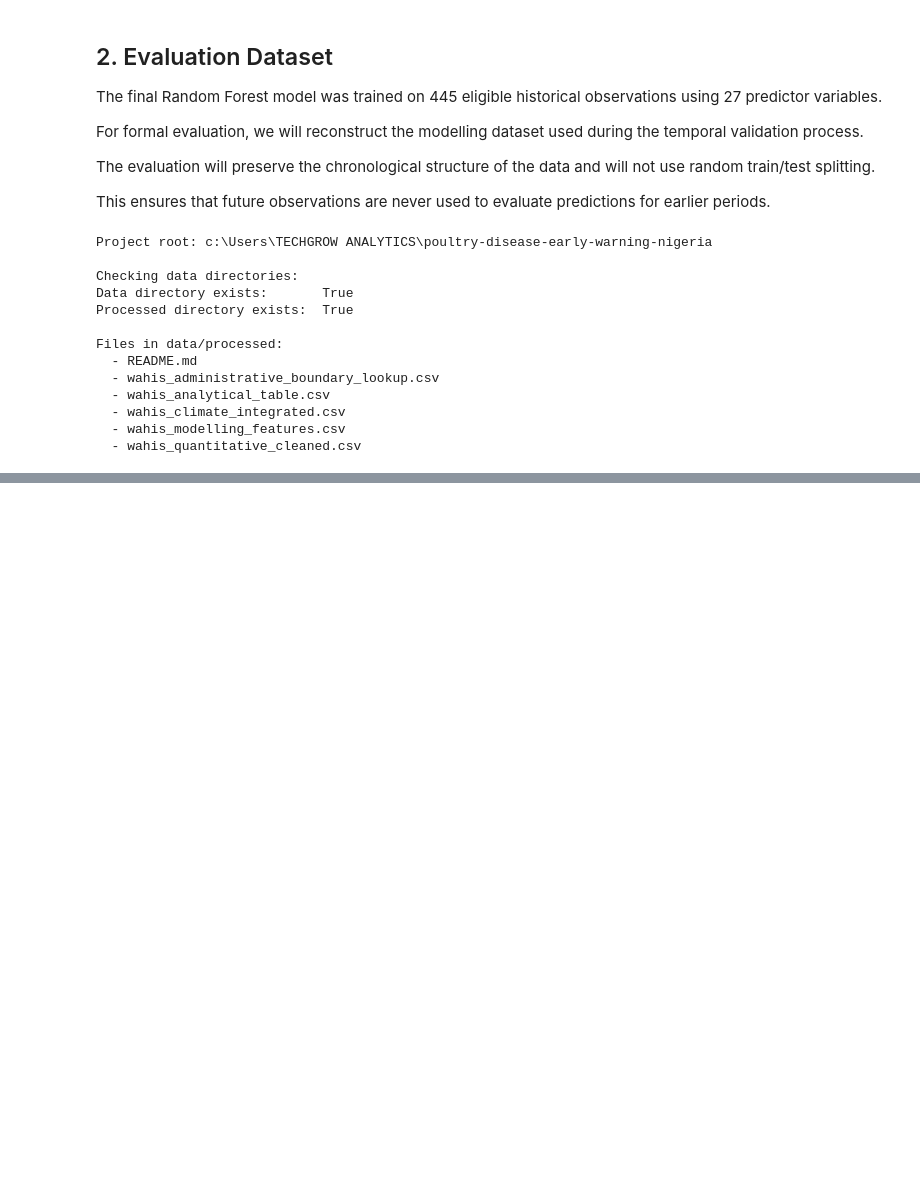
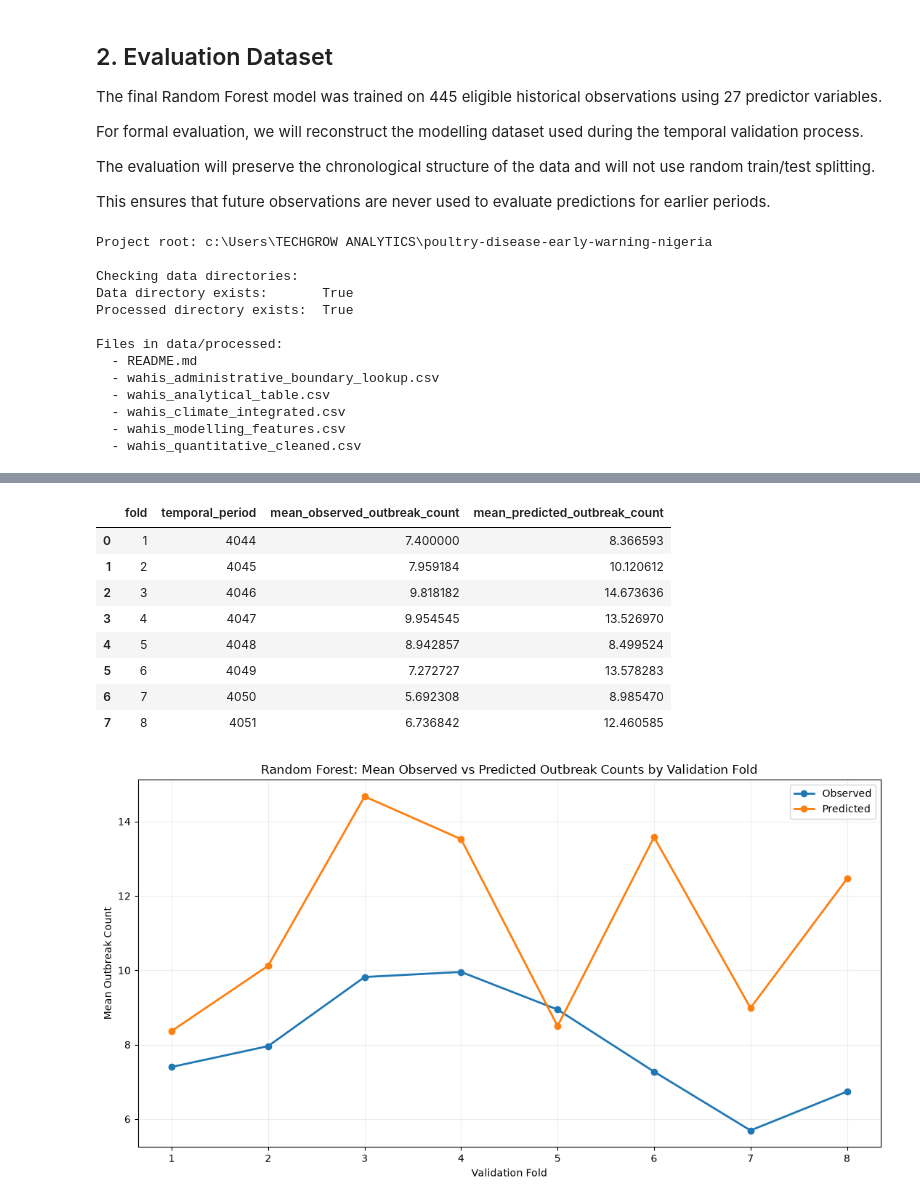
Before and after one commit to zulyadainimuhammad/poultry-disease-early-warning-nigeria, a Jupyter notebook: notebooks/09_Model_Evaluation.ipynb, the cells around one changed output, grey strips where cells are left out. Saved outputs shown, nothing was run; the diff lists cells and outputs as text; code cells hidden in the pictures; blank space fills up the shorter version.

```diff
--- a/notebooks/09_Model_Evaluation.ipynb
+++ b/notebooks/09_Model_Evaluation.ipynb
@@ -213,0 +2798,68 @@ Files in data/processed:
+# %%
+# ============================================================
+# 7.3 OBSERVED VS PREDICTED COUNTS ACROSS VALIDATION FOLDS
+# ============================================================
+
+import matplotlib.pyplot as plt
+
+# Calculate average observed and predicted counts by fold
+temporal_performance_df = (
+    oos_predictions_df
+    .groupby(["fold", "temporal_period"])
+    .agg(
+        mean_observed_outbreak_count=(
+            "target_outbreak_count",
+            "mean"
+        ),
+        mean_predicted_outbreak_count=(
+            "predicted_outbreak_count",
+            "mean"
+        )
+    )
+    .reset_index()
+)
+
+# Display the summary
+display(temporal_performance_df)
+
+# Plot observed vs predicted means
+plt.figure(figsize=(11, 6))
+
+plt.plot(
+    temporal_performance_df["fold"],
+    temporal_performance_df["mean_observed_outbreak_count"],
+    marker="o",
+    linewidth=2,
+    label="Observed"
+)
+
+plt.plot(
+    temporal_performance_df["fold"],
+    temporal_performance_df["mean_predicted_outbreak_count"],
+    marker="o",
+    linewidth=2,
+    label="Predicted"
+)
+
+plt.xlabel("Validation Fold")
+plt.ylabel("Mean Outbreak Count")
+plt.title("Random Forest: Mean Observed vs Predicted Outbreak Counts by Validation Fold")
+
+plt.xticks(temporal_performance_df["fold"])
+
+plt.legend()
+plt.grid(alpha=0.2)
+plt.tight_layout()
+
+plt.show()
+# %% [output]
+|  | fold | temporal_period | mean_observed_outbreak_count | mean_predicted_outbreak_count |
+| 0 | 1 | 4044 | 7.400000 | 8.366593 |
+| 1 | 2 | 4045 | 7.959184 | 10.120612 |
+| 2 | 3 | 4046 | 9.818182 | 14.673636 |
+| 3 | 4 | 4047 | 9.954545 | 13.526970 |
+| 4 | 5 | 4048 | 8.942857 | 8.499524 |
+| 5 | 6 | 4049 | 7.272727 | 13.578283 |
+| 6 | 7 | 4050 | 5.692308 | 8.985470 |
+| 7 | 8 | 4051 | 6.736842 | 12.460585 |
+[figure, added]
```
Also changed, not shown: parts of 57 cells of this notebook, 12 other files.
